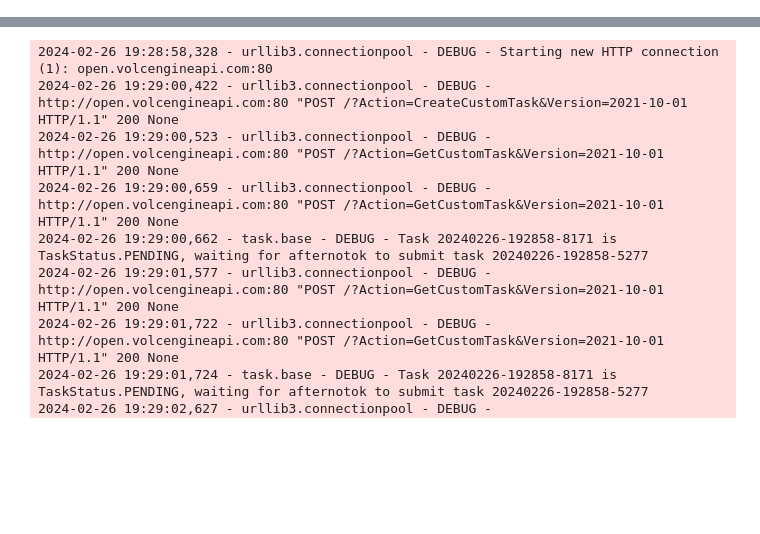
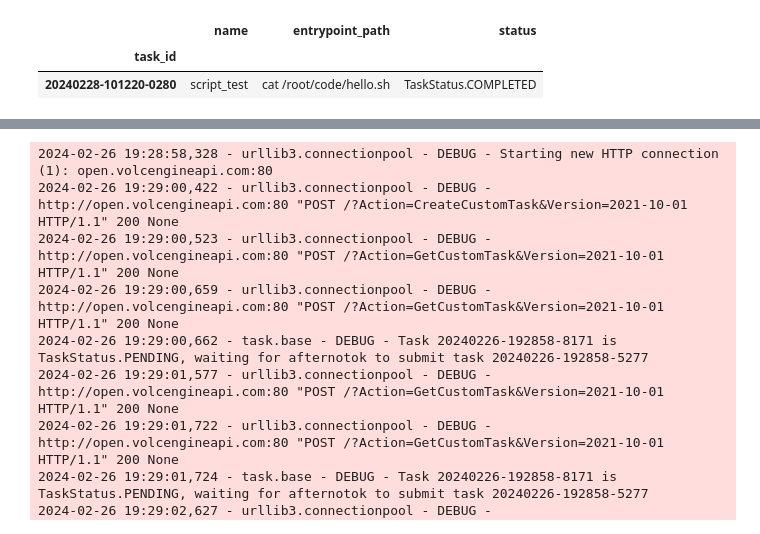
Before and after one commit to GCS-ZHN/task, a Jupyter notebook: dev.ipynb, the cells around one changed output, grey strips where cells are left out. Saved outputs shown, nothing was run; the diff lists cells and outputs as text; code cells hidden in the pictures; blank space fills up the shorter version.

Commit message:
feat: support script as entrypoint

```diff
--- a/dev.ipynb
+++ b/dev.ipynb
@@ -11,0 +38,3 @@ volcengine_task_manager = VolcengineMLTaskManager('config/volc_mltask.yaml')
+# %%
+volcengine_task_manager.list()
+# %% [output]
@@ -11,0 +42,3 @@ volcengine_task_manager = VolcengineMLTaskManager('config/volc_mltask.yaml')
+|  | name | entrypoint_path | status |
+| task_id |  |  |  |
+| 20240228-101220-0280 | script_test | cat /root/code/hello.sh | TaskStatus.COMPLETED |
```
Also changed, not shown: parts of 19 cells of this notebook, 6 other files.
